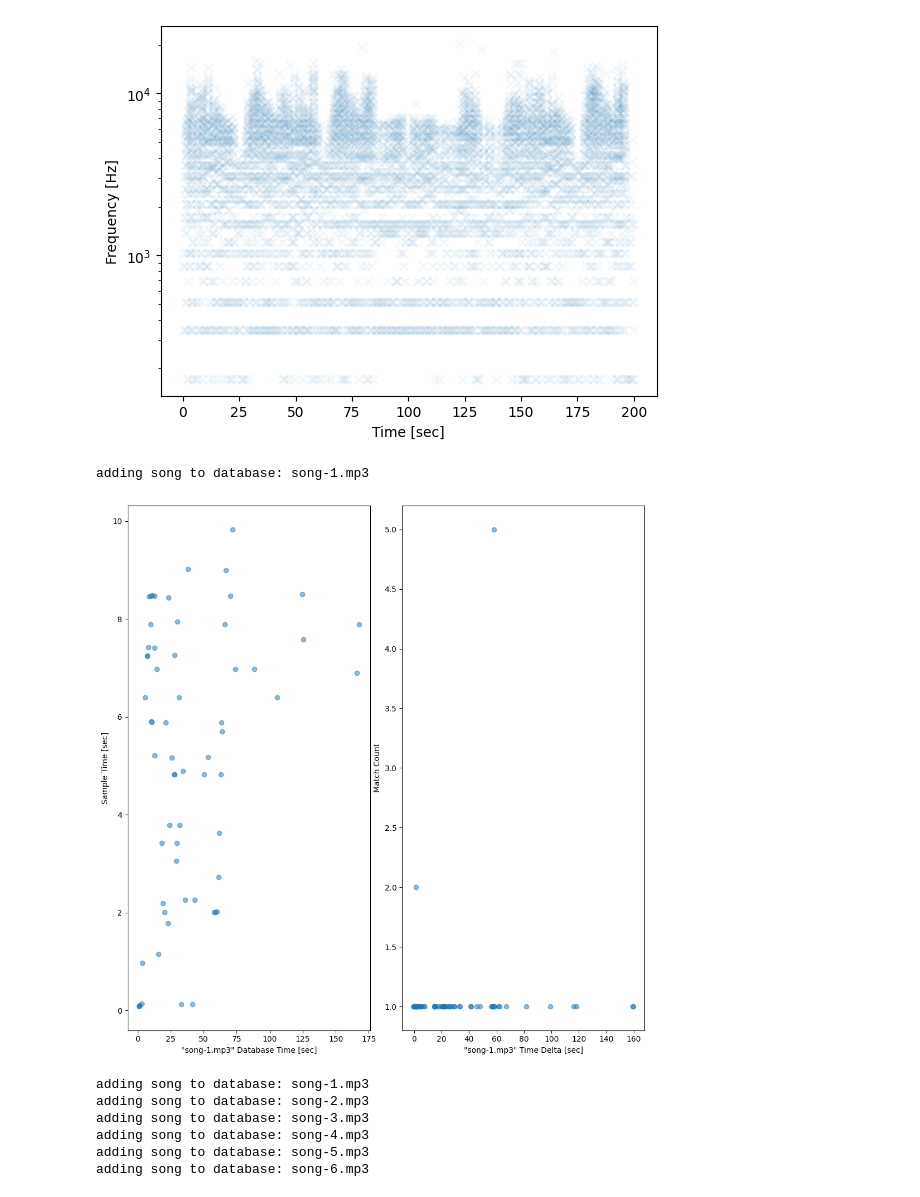
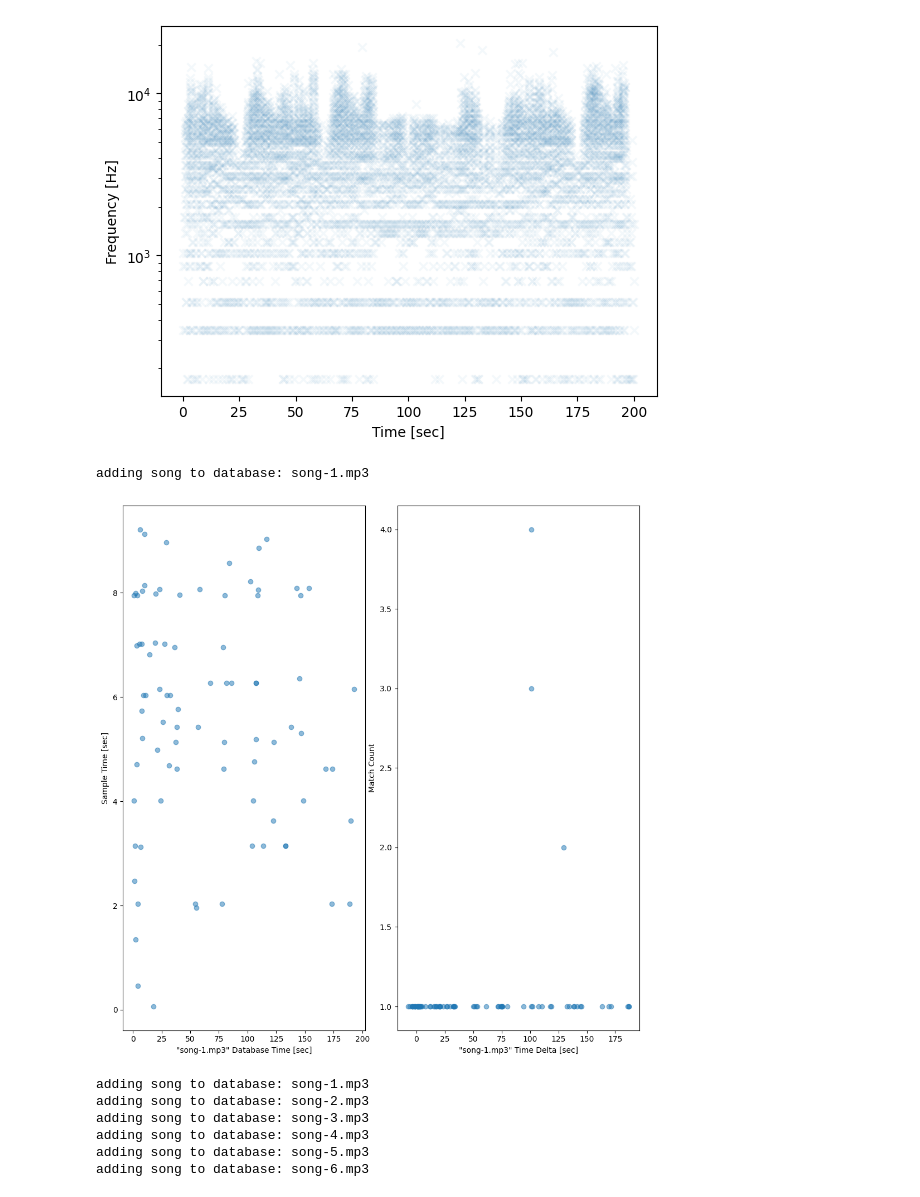
Before and after one commit to psmason/shazam-notebook, a Jupyter notebook: Shazam Algorithm.ipynb, the cells around one changed output. Drawn from its saved outputs; the diff is of its cells as text; code cells hidden in the pictures.

```diff
--- a/Shazam Algorithm.ipynb
+++ b/Shazam Algorithm.ipynb
@@ -66,7 +58,8 @@ plot_peaks("./sample.mp3")
 # %% [output]
 [figure]
 # %%
-"""For each anchor point, compute hashes in a target zone."""
+# Relative to an anchor, return points within a target zone appropriate
+# for fingerprint constellations.
 def extract_target_zone(anchor_point, peak_points):
     target_t_interval = (anchor_point[0]+0.1, anchor_point[0]+2)
     target_f_interval = (max(0,anchor_point[1]-500), anchor_point[1]+500)
@@ -100,36 +93,38 @@ def compute_target_zone_fingerprints(anchor_point, target_zone_points):
     return fingerprints
 
 def compute_fingerprints(f, t, Sxx):
-    peak_points = extract_peaks_v2(f, t, Sxx)
+    peak_points = extract_peaks(f, t, Sxx)
     fingerprints = []
     for i in range(peak_points.shape[1]):
         anchor_point = peak_points[:,i]
         fingerprints += compute_target_zone_fingerprints(anchor_point,
                                                          extract_target_zone(anchor_point, peak_points))
     return fingerprints
-
-def build_song_db(mp3s):
-    song_db = {}
-    for mp3 in mp3s:
-        print("adding song to database:", mp3)
-        loaded_song = AudioSegment.from_mp3(mp3)
-        for f in compute_fingerprints(*signal.spectrogram(np.array(loaded_song.get_array_of_samples()),
-                                       loaded_song.frame_rate)):
-            db_key = (f[0], f[1], f[2])
-            if db_key in song_db:
-                if mp3 in song_db[db_key]:
-                    song_db[db_key][mp3].append(f[3])
-                else:
-                    song_db[db_key][mp3] = [f[3]]
-            else:
-                song_db[db_key] = {mp3: [f[3]]}
-    return song_db
-
-song_db = build_song_db(["song-1.mp3"])
-# %% [output]
-adding song to database: song-1.mp3
+# %%
+# A fake database that's really just a python dictionary.
+def build_song_db(mp3s):
+    song_db = {}
+    for mp3 in mp3s:
+        print("adding song to database:", mp3)
+        loaded_song = AudioSegment.from_mp3(mp3)
+        for f in compute_fingerprints(*signal.spectrogram(np.array(loaded_song.get_array_of_samples()),
+                                       loaded_song.frame_rate)):
+            # These fields can be packed into a 64 bit integer, providing a lean database index.
+            db_key = (f[0], f[1], f[2])
+            if db_key in song_db:
+                if mp3 in song_db[db_key]:
+                    song_db[db_key][mp3].append(f[3])
+                else:
+                    song_db[db_key][mp3] = [f[3]]
+            else:
+                song_db[db_key] = {mp3: [f[3]]}
+    return song_db
+
+song_db = build_song_db(["song-1.mp3"])
+# %% [output]
+adding song to database: song-1.mp3
 # %%
-"""Testing against a subsample of the original song."""
+# Given a sample, check the database for potential matches.
 def check_db_for_matches(song_db, raw_sample, raw_sample_frame_rate):
     sample_fingerprints = compute_fingerprints(*signal.spectrogram(np.array(raw_sample),
                                                                    raw_sample_frame_rate))
@@ -150,6 +145,7 @@ def check_db_for_matches(song_db, raw_sample, raw_sample_frame_rate):
                         }
     return matches
 
+# This histogram places where the sample aligns with a complete song.
 def build_match_histogram(matches):
     matching_histogram = {}
     for song in matches:
@@ -168,6 +164,9 @@ def build_match_histogram(matches):
 
 def plot_match_results(matches):
     matching_songs = sorted(list(matches.keys()))
+    if len(matching_songs) == 0:
+        print('no matching song')
+        return
     fig, ax = plt.subplots(len(matching_songs), 2, figsize=(10,10))
     ax = np.reshape(ax, (-1, 2))
     fig.tight_layout()
@@ -189,12 +188,13 @@ def plot_match_results(matches):
         ax[i, 1].set_ylabel('Match Count')
         ax[i, 1].set_xlabel('"{}" Time Delta [sec]'.format(target_song))
     plt.show()
-
-loaded_song = AudioSegment.from_mp3("song-1.mp3")
-test_sample = loaded_song.get_array_of_samples()
-matches = check_db_for_matches(song_db, test_sample[loaded_song.frame_rate*58:loaded_song.frame_rate*68],
-                               loaded_song.frame_rate)
-plot_match_results(matches)
-# %% [output]
-[figure, removed]
+# %%
+# TEST 1: does a sample of the only song in the database produce the expected matches?
+loaded_song = AudioSegment.from_mp3("song-1.mp3")
+test_sample = loaded_song.get_array_of_samples()
+matches = check_db_for_matches(song_db, test_sample[loaded_song.frame_rate*101:loaded_song.frame_rate*111],
+                               loaded_song.frame_rate)
+plot_match_results(matches)
+# %% [output]
+[figure, added]
 # %%
```
Also changed, not shown: parts of 12 cells of this notebook.
